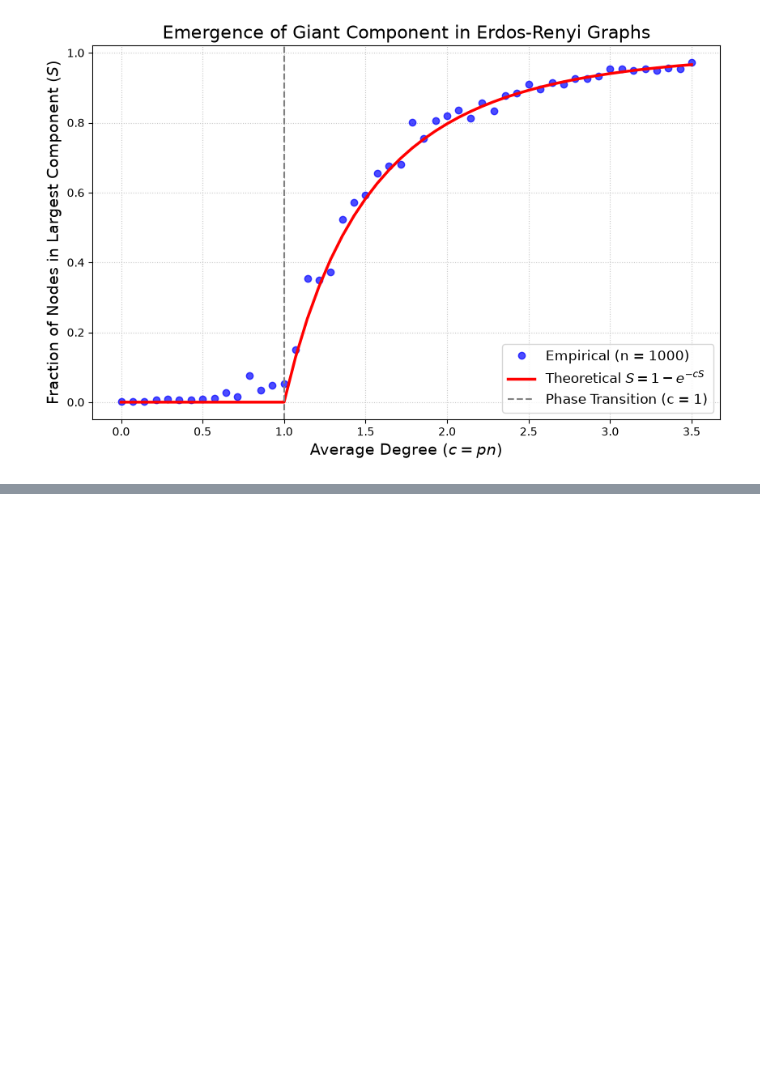
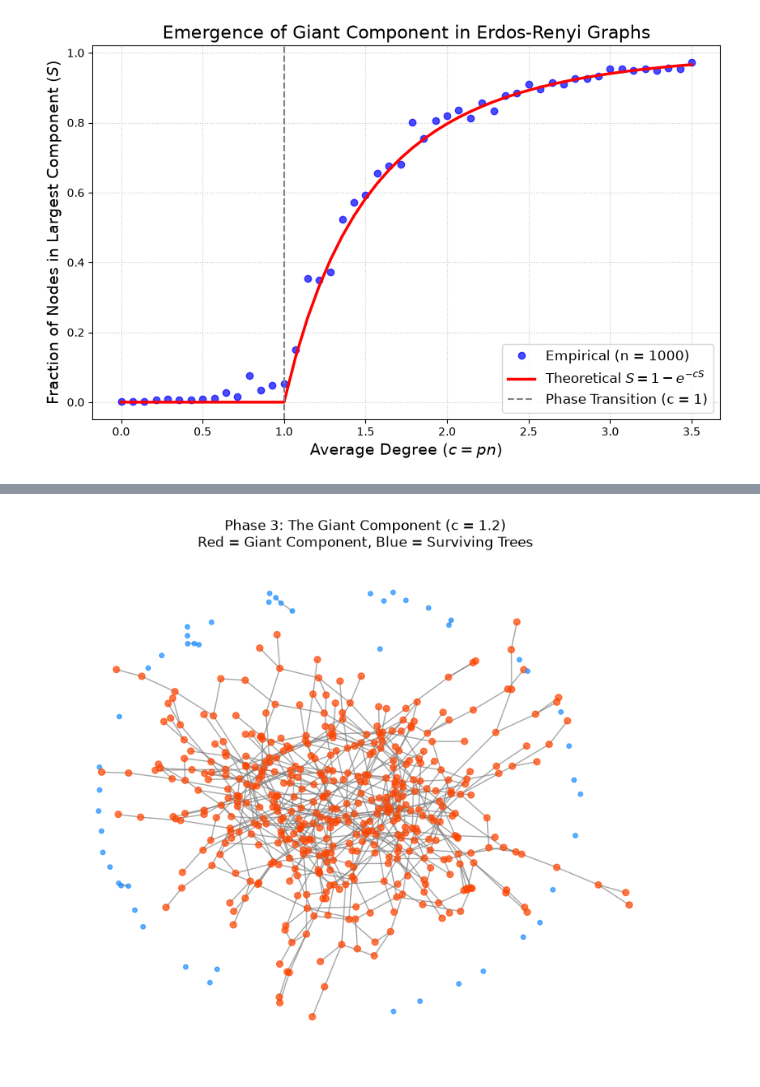
Before and after one commit to Enoch-1Liu/Erdos-Renyi, a Jupyter notebook: giant-component.ipynb, the cells around one changed output, grey strips where cells are left out. Cells and saved outputs as stored; diff of their text form; code cells hidden in the pictures; blank space fills up the shorter version.

```diff
--- a/giant-component.ipynb
+++ b/giant-component.ipynb
@@ -226,3 +223,76 @@ plt.show()
 # %% [output]
 Running simulations...
 [figure]
+# %%
+def theoretical_giant_size(c):
+    """
+    Calculates the theoretical fraction G(c) of vertices in the giant component.
+    Uses the implicit equation G = 1 - exp(-2cG) which is mathematically
+    equivalent to the infinite series provided in the paper.
+    """
+    if c <= 0.5:
+        return 0.0
+    # Solve G = 1 - exp(-2cG) for G
+    func = lambda G: G - (1 - np.exp(-2 * c * G))
+    # Initial guess: 0.9 if c is large, else a small positive number
+    G_solution = fsolve(func, 0.5)[0]
+    return G_solution
+
+def theoretical_component_count(n, c, G_c):
+    """
+    Calculates the theoretical total number of components for c > 1/2.
+    Formula: (n / 2c) * (X(c) - X(c)^2 / 2) where X(c) = 2c(1 - G(c))
+    """
+    X_c = 2 * c * (1 - G_c)
+    return (n / (2 * c)) * (X_c - (X_c**2) / 2)
+
+def analyze_phase_3(n=500, c=1.2):
+    """
+    Simulates Phase 3 for a given n (vertices) and c (edge ratio).
+    Phase 3 occurs when c > 0.5 (N ~ cn).
+    """
+    print(f"--- Analyzing Phase 3 (n={n}, c={c}) ---")
+    N = int(c * n)
+    print(f"Total Edges (N): {N}")
+
+    # 1. Generate the Random Graph
+    G = nx.gnm_random_graph(n, N)
+
+    # 2. Identify Components
+    components = sorted(nx.connected_components(G), key=len, reverse=True)
+    giant_component = components[0]
+    actual_giant_size = len(giant_component)
+    actual_total_components = len(components)
+
+    # 3. Theoretical Calculations
+    G_c = theoretical_giant_size(c)
+    expected_giant_size = G_c * n
+    expected_components = theoretical_component_count(n, c, G_c)
+
+    # 4. Print the In-Depth Comparison
+    print("\n--- The Giant Component ---")
+    print(f"Theoretical Size (G(c)*n): ~{int(expected_giant_size)} vertices")
+    print(f"Actual Simulated Size:     {actual_giant_size} vertices")
+    print(f"Percentage of Graph:       {(actual_giant_size/n)*100:.1f}%")
+
+    print("\n--- The 'Melting' Process (Small Trees) ---")
+    print(f"Theoretical Total Components: ~{int(expected_components)}")
+    print(f"Actual Total Components:      {actual_total_components}")
+    print(f"Number of 'surviving' disconnected clusters: {actual_total_components - 1}")
+
+    # 5. Visualizing the structure
+    colors = ['#FF4500' if node in giant_component else '#1E90FF' for node in G.nodes()]
+    sizes = [30 if node in giant_component else 15 for node in G.nodes()]
+
+    plt.figure(figsize=(10, 8))
+    plt.title(f"Phase 3: The Giant Component (c = {c})\nRed = Giant Component, Blue = Surviving Trees")
+
+    # Spring layout pushes disconnected components to the edges naturally
+    pos = nx.spring_layout(G, k=0.15, iterations=20, seed=42)
+    nx.draw(G, pos, node_size=sizes, node_color=colors, edge_color='gray',
+            alpha=0.7, with_labels=False)
+
+    plt.show()
+
+analyze_phase_3(n=500, c=1.2)
+# %% [output]
@@ -228,0 +311 @@ Running simulations...
+[figure, added]
```
Also changed, not shown: parts of 4 cells of this notebook, 2 other files.
